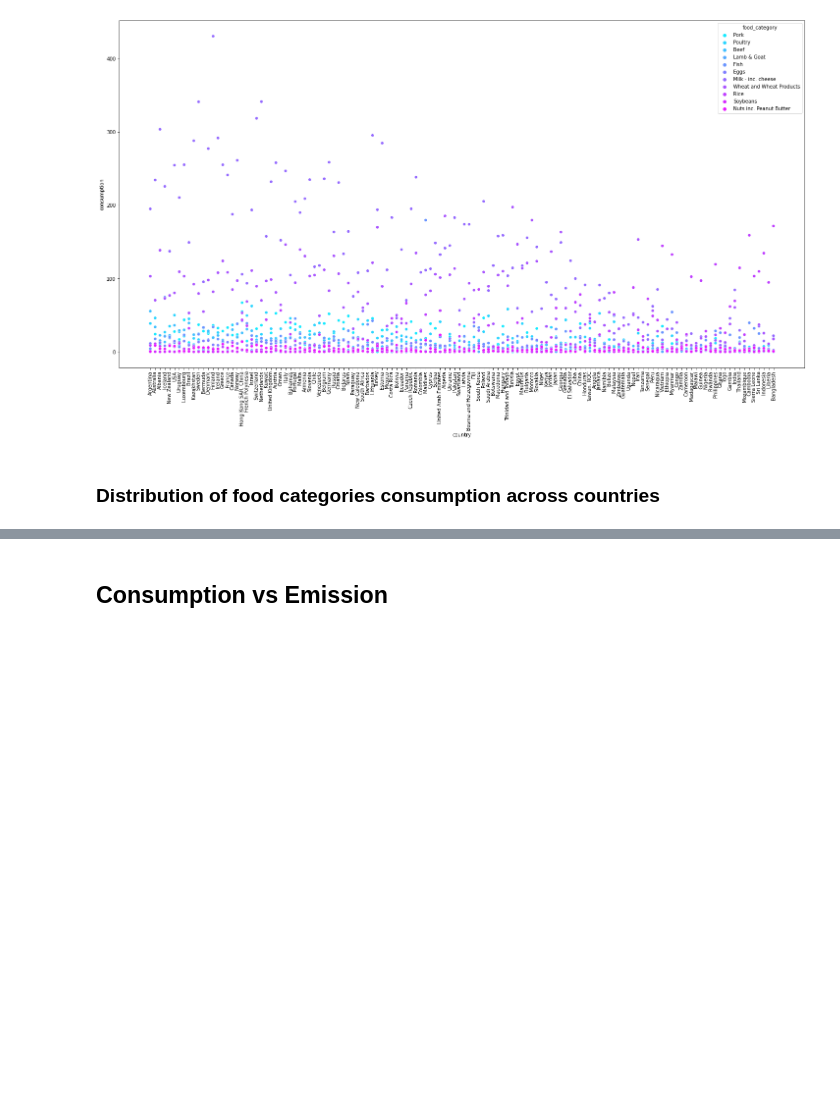
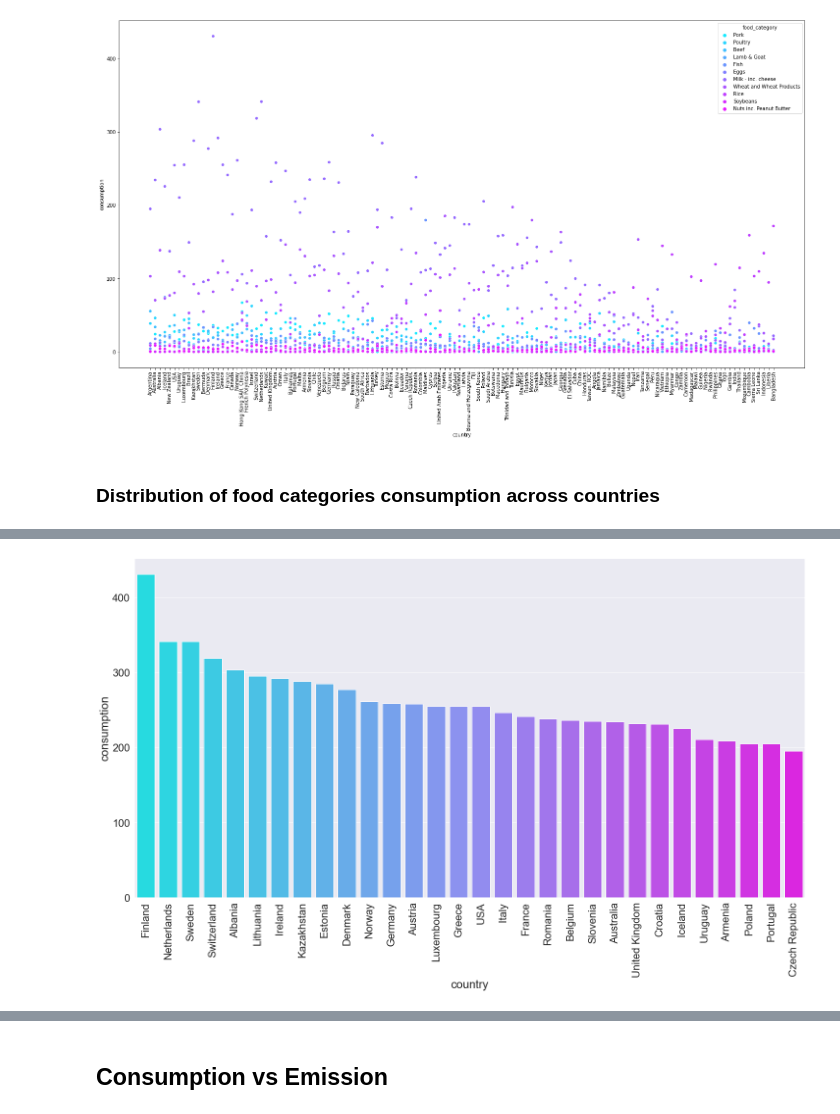
Before and after one commit to Starburned7/data-analytics-projects, a Jupyter notebook: Food_consumption.ipynb, the cells around one changed output, grey strips where cells are left out. Drawn from its saved outputs; the diff is of its cells as text; code cells hidden in the pictures; blank space fills up the shorter version.

Commit message:
data analytics project

```diff
--- a/Food_consumption.ipynb
+++ b/Food_consumption.ipynb
@@ -115,0 +140,8 @@ sns.relplot(data=df, x='country', y='consumption',
+# %%
+# Top 30 countries with high milk consumption
+plt.xticks(rotation=90)
+sns.set(font_scale = 2)
+sns.barplot(data=milk_consumption, x='country', y='consumption', palette='cool',
+            order=milk_consumption.sort_values('consumption', ascending=False).country[:30]);
+# %% [output]
+[figure, added]
```
Also changed, not shown: parts of 9 cells of this notebook.
